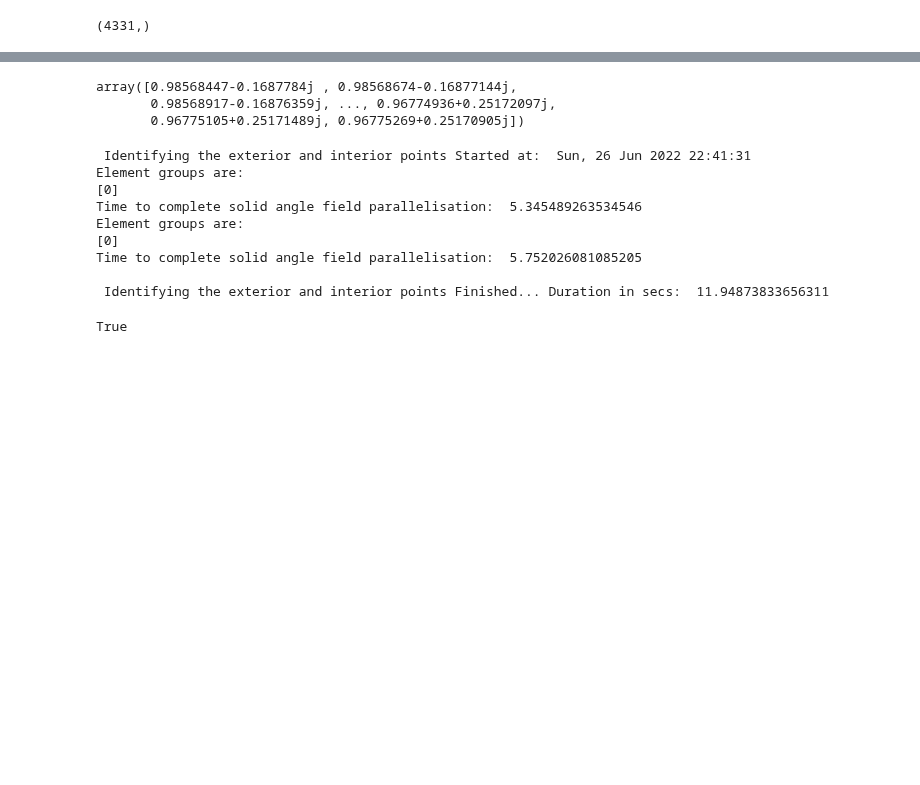
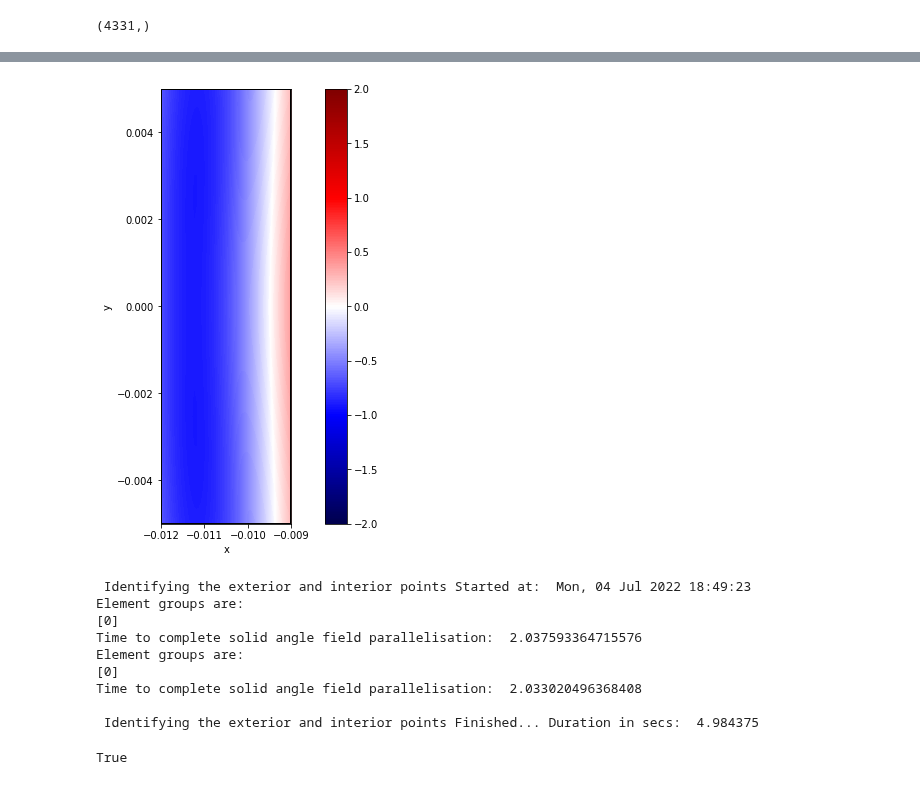
Before and after one commit to optimuslib/optimus, a Jupyter notebook: notebooks/Multiple domains-copy-Copy2.ipynb, the cells around one changed output, grey strips where cells are left out. Saved outputs shown, nothing was run; the diff lists cells and outputs as text; code cells hidden in the pictures; blank space fills up the shorter version.

```diff
--- a/notebooks/Multiple domains-copy-Copy2.ipynb
+++ b/notebooks/Multiple domains-copy-Copy2.ipynb
@@ -224,21 +232,29 @@ array([0.98552338+0.1689753j , 0.98552336+0.16897539j,
-# %%
-pp_2d.total_field
-# %% [output]
-array([0.98568447-0.1687784j , 0.98568674-0.16877144j,
-       0.98568917-0.16876359j, ..., 0.96774936+0.25172097j,
-       0.96775105+0.25171489j, 0.96775269+0.25170905j])
+# %%
+fig = plt.figure(figsize=(12, 8))
+plt.imshow(np.flipud(np.real(ppu_3d.total_field.reshape((pp_2d.resolution)).T)), extent=pp_2d.bounding_box, clim=(-2,2), cmap='seismic',
+           interpolation='bilinear')
+if len(pp_2d.domains_edges):
+    for i, j in pp_2d.domains_edges:
+        plt.plot(i, j, color = 'black', linestyle='dashed' ,linewidth=2)
+
+plt.xlabel('x')
+plt.ylabel('y')
+plt.colorbar()
+plt.show()
+# %% [output]
+[figure, added]
 # %%
 pp_3d = optimus.postprocess.PostProcess_3D(model,verbose=True)
 # %%
-pp_3d.create_computational_grid(plane_offset=0.0)
+pp_3d.create_computational_grid(plane_offset=-2e-3)
 # %% [output]
- Identifying the exterior and interior points Started at:  Sun, 26 Jun 2022 22:41:31
+ Identifying the exterior and interior points Started at:  Mon, 04 Jul 2022 18:49:23
 Element groups are:
 [0]
-Time to complete solid angle field parallelisation:  5.345489263534546
+Time to complete solid angle field parallelisation:  2.037593364715576
 Element groups are:
 [0]
-Time to complete solid angle field parallelisation:  5.752026081085205
+Time to complete solid angle field parallelisation:  2.033020496368408
 
- Identifying the exterior and interior points Finished... Duration in secs:  11.94873833656311
+ Identifying the exterior and interior points Finished... Duration in secs:  4.984375
 # %%
```
Also changed, not shown: parts of 18 cells of this notebook, 2 other files.
